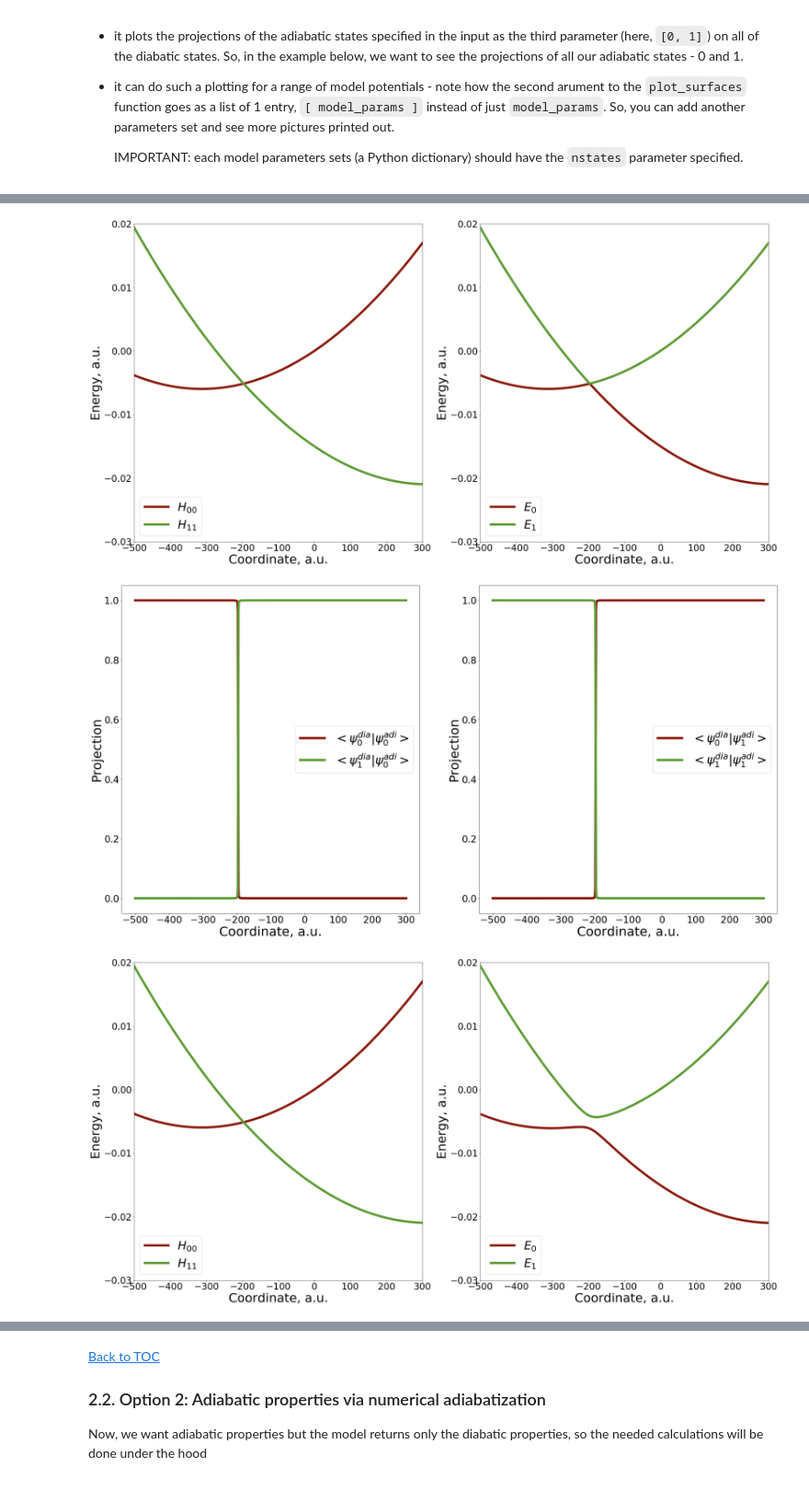
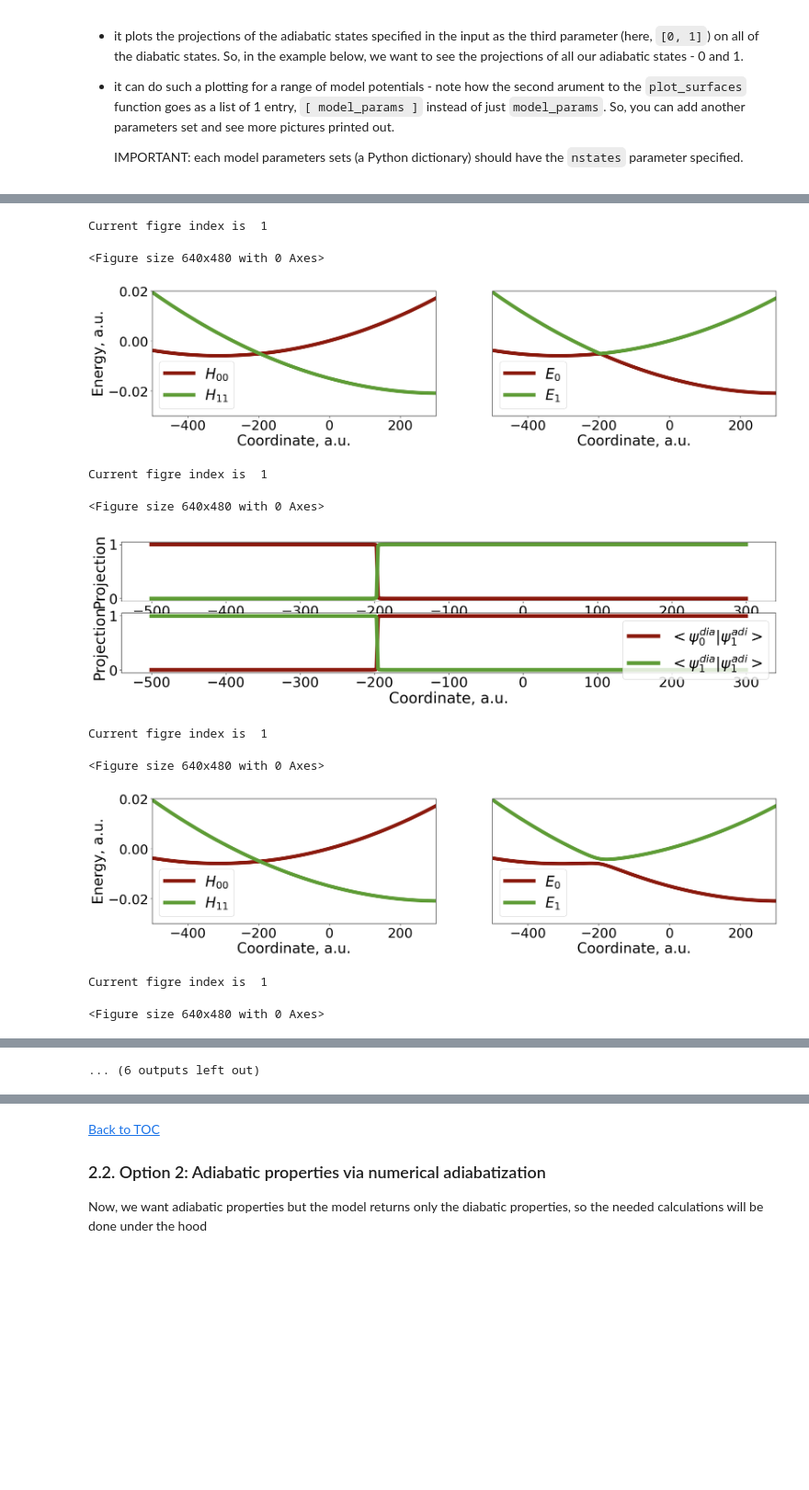
Before and after one commit to compchem-cybertraining/Tutorials_Libra, a Jupyter notebook: 8_model_hamiltonians/1_pes_plotting/tutorial.ipynb, the cells around one changed output, grey strips where cells are left out. Shown at 92% size. Saved outputs shown, nothing was run; the diff lists cells and outputs as text; code cells hidden in the pictures; blank space fills up the shorter version.

Commit message:
Updated the tutorial on PES plotting - skipped some problematic cases, added new examples

```diff
--- a/8_model_hamiltonians/1_pes_plotting/tutorial.ipynb
+++ b/8_model_hamiltonians/1_pes_plotting/tutorial.ipynb
@@ -155,9 +155,10 @@ def my_test_dia_abstract(q, params, full_id):
     """
 
 
+    #params = dict(_params)
     critical_params = []
     default_params = { "omega":3.5e-4, "E_r":2.39e-2, "mass":1.0, "V":1.49e-5, "epsilon":1.5e-2  }
-    comn.check_input(params, default_params, critical_params)
+    comn.check_input(params, default_params, critical_params, 0)
 
     omega = params["omega"]
     E_r = params["E_r"]
@@ -525,14 +619,31 @@ Here, is how the multiple parameters set plotting works:
 # %%
 model_params_set1 = { "nstates":2, "model":1}  # default value of V = 1.49e-5 is used
 model_params_set2 = { "nstates":2, "model":1, "V":1e-3 }
 model_params_set3 = { "nstates":2, "model":1, "V":1e-2 }
 
 
-plot_params = {"colors": colors, "clrs_index": clrs_index, "ylim":[-0.03, 0.02], "xlim":[-500.0, 300.0]}
-dynamics_plotting.plot_surfaces(compute_model,
-                                [ model_params_set1, model_params_set2, model_params_set3],
-                                [0,1], -500, 300.0, 1.0, plot_params)
+#plot_params = {"colors": colors, "clrs_index": clrs_index, "ylim":[-0.03, 0.02], "xlim":[-500.0, 300.0]}
+
+plot_params = {"figsize":[20, 5], "titlesize":24, "labelsize":28, "fontsize": 28, "xticksize":26, "yticksize":26,
+               "colors": colors, "clrs_index": clrs_index,
+               "prefix":F"case", "save_figures":1, "do_show":1,
+               "xlim":[-500.0, 300.0], "ylim":[-0.03, 0.02], "ylim2":[-0.03, 0.02], "show_nac_abs":0,
+               "plotting_option":0, "nac_idof":0, "margin_bottom":0.2, "margin_left":0.1
+              }
+
+#  model_params_set2, model_params_set3
+dynamics_plotting.plot_surfaces( compute_model,
+                                [ model_params_set1, model_params_set2, model_params_set3 ],
+                                [0,1], -500, 300.0, 1.0, plot_params, 1, 0, [0.0])
 # %% [output]
+Current figre index is  1
+<Figure size 640x480 with 0 Axes>
-[figure, old version]
+[figure, new version]
+Current figre index is  1
+<Figure size 640x480 with 0 Axes>
-[figure, old version]
+[figure, new version]
+Current figre index is  1
+<Figure size 640x480 with 0 Axes>
-[figure, old version]
+[figure, new version]
+Current figre index is  1
+<Figure size 640x480 with 0 Axes>
@@ -541,0 +651 @@ dynamics_plotting.plot_surfaces(compute_model,
+... (6 outputs left out)
```
Also changed, not shown: parts of 21 cells of this notebook, 1 other file.
